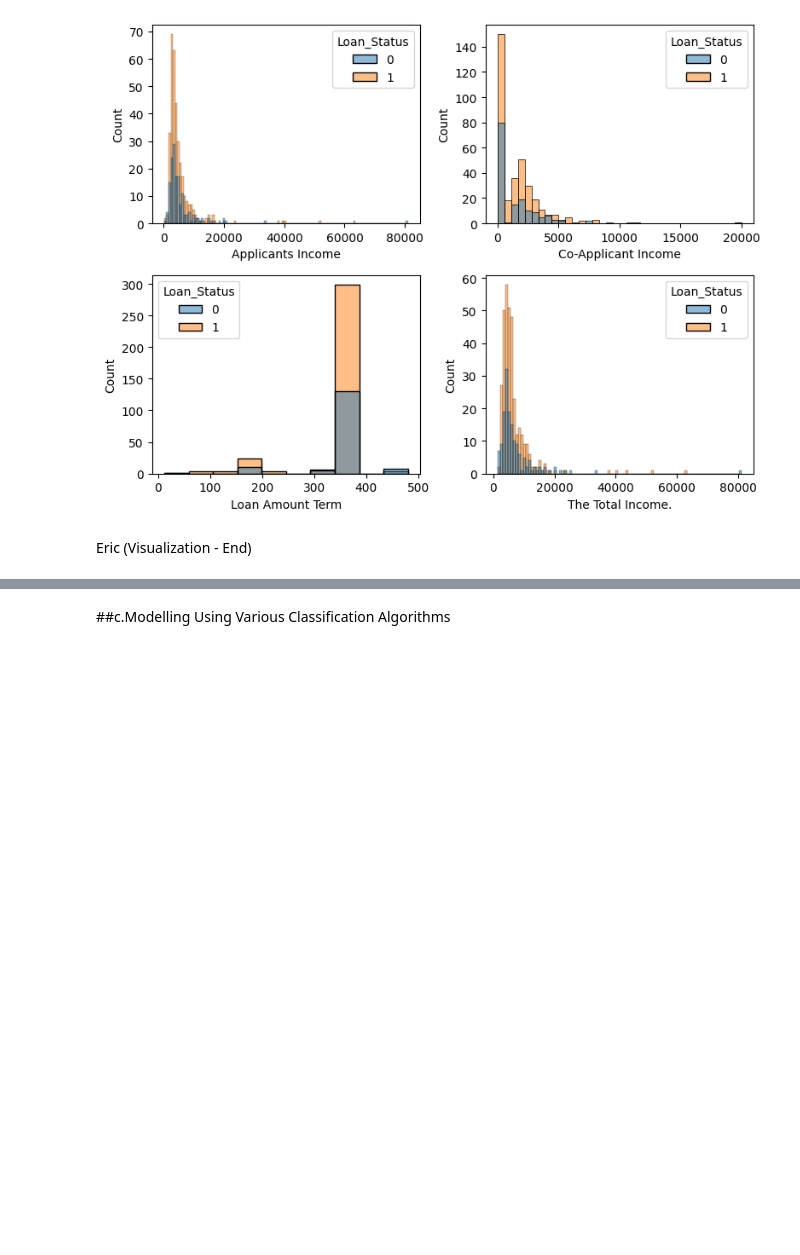
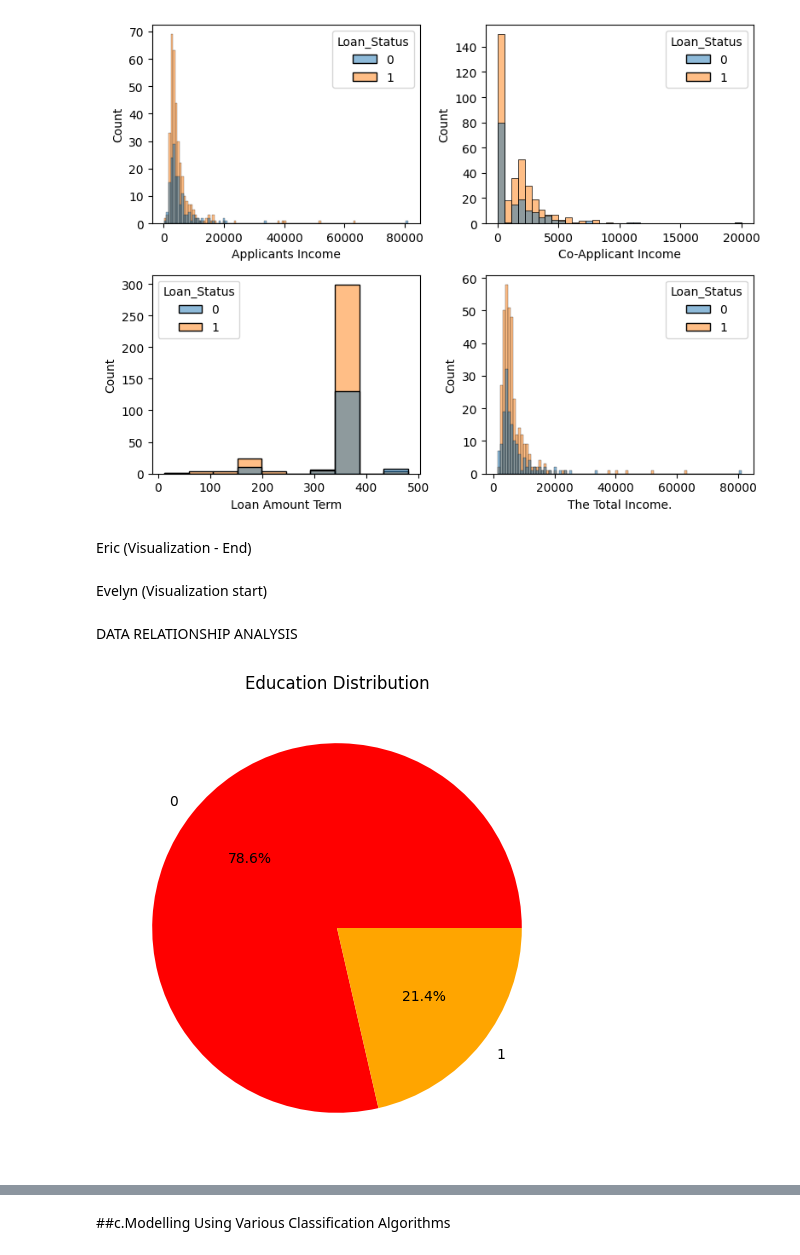
Before and after one commit to Git-Hub-Collaboration/MSC-Collaboration-V1, a Jupyter notebook: Datascience_Loan_Prediction.ipynb, the cells around one changed output, grey strips where cells are left out. Saved outputs shown, nothing was run; the diff lists cells and outputs as text; code cells hidden in the pictures; blank space fills up the shorter version.

Commit message:
data visualization continuation

```diff
--- a/Datascience_Loan_Prediction.ipynb
+++ b/Datascience_Loan_Prediction.ipynb
@@ -308,3 +304,16 @@ plt.show()
 [figure]
 # %% [markdown]
 Eric (Visualization - End)
+# %% [markdown]
+Evelyn (Visualization  start)
+# %% [markdown]
+DATA RELATIONSHIP ANALYSIS
+# %%
+education_counts = data['Education'].value_counts()
+
+plt.figure(figsize=(6, 6))
+plt.pie(education_counts, labels=education_counts.index, autopct='%1.1f%%', colors=['red', 'orange'])
+plt.title('Education Distribution')
+plt.show()
+# %% [output]
+[figure, added]
```
Also changed, not shown: parts of 11 cells of this notebook.
